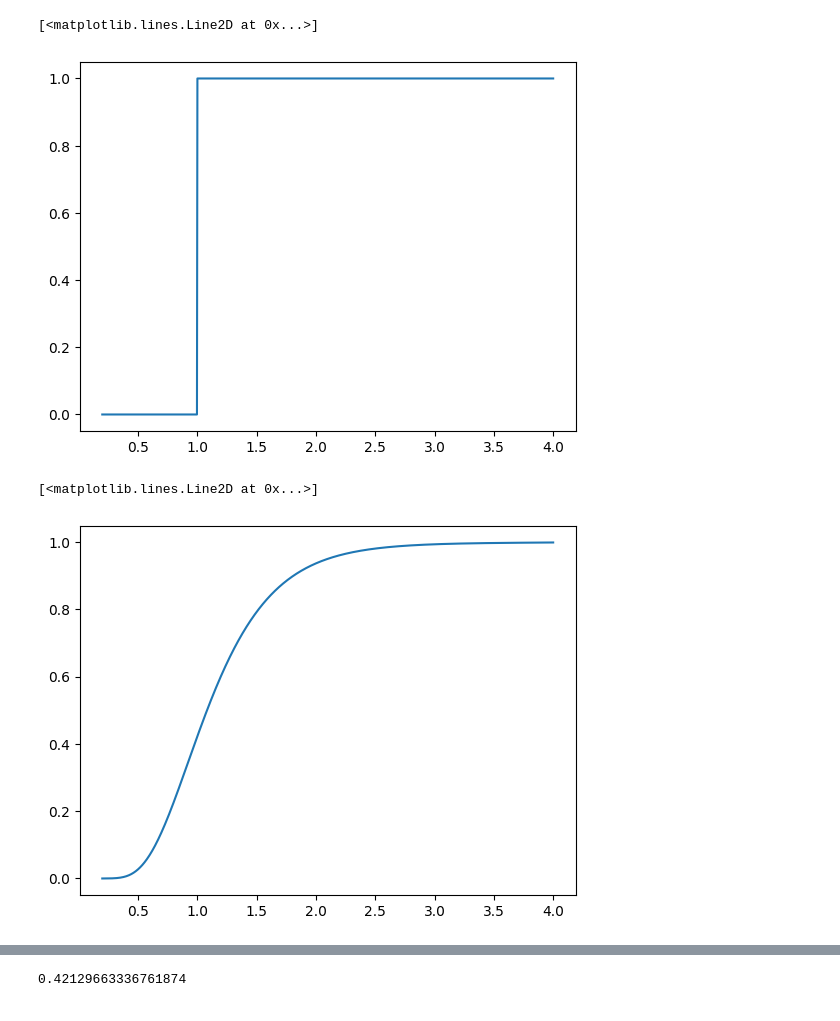
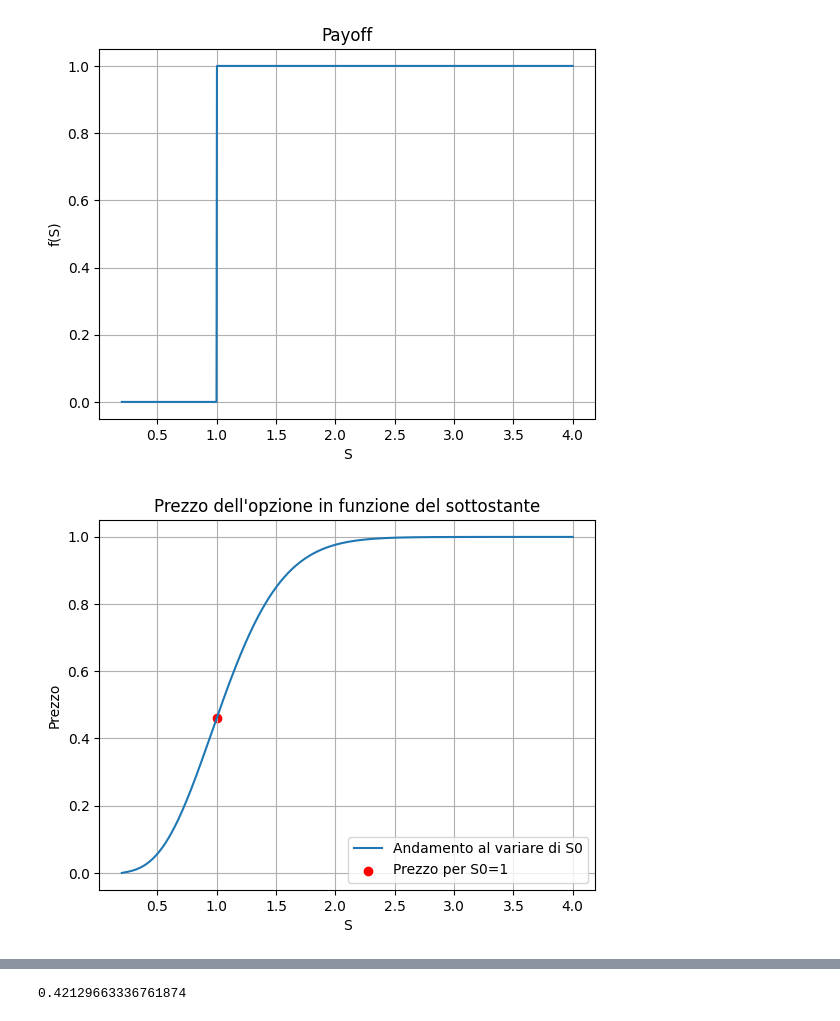
Before and after one commit to GiorgioCappello/ProgettoValutazioneProdotti, a Jupyter notebook: Marazzina.ipynb, the cells around one changed output, grey strips where cells are left out. Saved outputs shown, nothing was run; the diff lists cells and outputs as text; code cells hidden in the pictures.

```diff
--- a/Marazzina.ipynb
+++ b/Marazzina.ipynb
@@ -50,31 +50,46 @@ for i in range(1,N):
 # %%
 # Condizione finale
 
 f = np.zeros((N+1,1))
 for i in range(0,N+1):
     f[i,0] = 1 if (S[i,0]>K) else 0
 
 from matplotlib import pyplot as plt
-plt.plot(S,f)
+plt.plot(S, f)
+
+# Abbellimento grafico
+plt.grid(True)
+plt.xlabel('S')
+plt.ylabel('f(S)')
+plt.title('Payoff')
+plt.show()
 # %% [output]
-[<matplotlib.lines.Line2D at 0x...>]
-[figure, old version]
+[figure, new version]
 # %%
 # Backward in time
 rhs = np.zeros((N+1,1))
 bc = np.zeros((N+1,1))
 for j in range(M,0,-1):
-    # termine noto sistema lineare
+    # termine noto del sistema lineare
     bc[0,0] = 0
     bc[N,0] = mt.exp(-r*(T-(j-1)*dt))
     rhs = np.matmul(B,f)
     rhs = np.add(rhs,bc)
     # risolvo il sistema lineare
     f = np.linalg.solve(A,rhs)
-plt.plot(S,f)
+
+plt.plot(S, f, label="Andamento al variare di S")
+
+# Abbellimento grafico
+plt.grid(True)
+plt.xlabel('S')
+plt.ylabel('Prezzo')
+plt.title("Prezzo dell'opzione in funzione del sottostante")
+plt.scatter(S0, np.interp(S0, S.flatten(), f.flatten()), color='red', label="Prezzo per S0=1")
+plt.legend()
+plt.show()
 # %% [output]
-[<matplotlib.lines.Line2D at 0x...>]
-[figure, old version]
+[figure, new version]
 # %%
 # Calcolare il prezzo
 S = S.flatten() # da matrice a vettore
```
Also changed, not shown: parts of 2 cells of this notebook.
